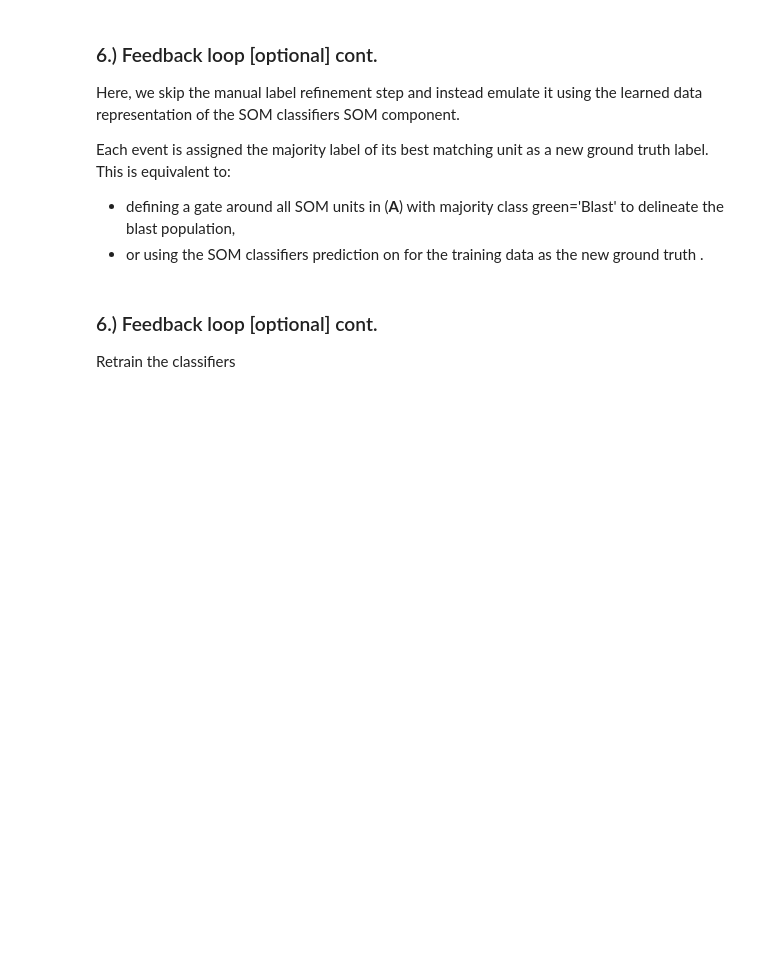
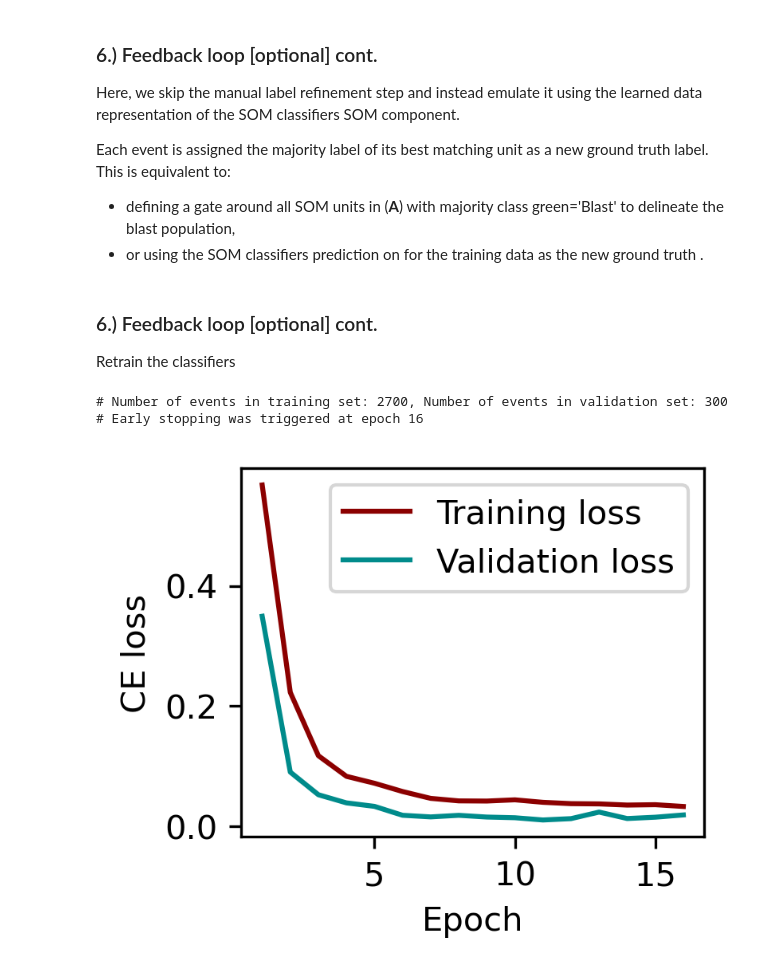
Before and after one commit to bionetslab/FLAG-X, a Jupyter notebook: notebooks/workflow_supervised.ipynb, the cells around one changed output. Cells and saved outputs as stored; diff of their text form; code cells hidden in the pictures; blank space fills up the shorter version.

```diff
--- a/notebooks/workflow_supervised.ipynb
+++ b/notebooks/workflow_supervised.ipynb
@@ -281,7 +303,7 @@ for i, adata in enumerate(fdm.test_data_):
 
     sample_name = adata.uns['filename']
     x = adata[:, channels].X.copy()
-    y_true = get_labels(adata=adata, label_key='Blast')
+    y_true = get_labels(adata=adata, label_key='Blast', verbosity=0)
 
     for method in ['mlp', 'som']:
 
@@ -485,56 +518,37 @@ mlp_clf_refined = MLPClassifier(
     verbosity=0
 )
 
 # Fit
 mlp_clf_refined.fit(X=x_train_refined, y=y_train_refined)
 
-
-# Instantiate the SOM classifier
-som_clf_refined = SOMClassifier(
-    som_topology='planar',
-    som_grid_type='rectangular',
-    som_dimensions=(10, 10),
-    neighborhood='gaussian',
-    gaussian_neighborhood_sigma=0.1,
-    initialization='pca',
-    n_epochs=20,
-    radius_0=-0.5,
-    radius_n=0.1,
-    radius_cooling='exponential',
-    learning_rate_0=0.1,
-    learning_rate_n=0.001,
-    learning_rate_decay='exponential',
-    unlabeled_label=-999,
-    verbosity=1
-)
-
-# Fit
-som_clf_refined.fit(X=x_train_refined, y=y_train_refined)
-
 # Plot losses from MLP training
 tl = mlp_clf_refined.training_log_
 print(f'# Number of events in training set: {tl.pop('num_events_train')}, Number of events in validation set: {tl.pop('num_events_val')}')
 loss_df = pd.DataFrame(tl)
 n_epochs_trained = loss_df.shape[0]
 if n_epochs_trained < n_epochs:
     print(f'# Early stopping was triggered at epoch {n_epochs_trained}')
 x_vals = np.array(list(range(1, n_epochs_trained + 1)))
 fig, ax = plt.subplots(figsize=(2.5, 2.0), dpi=300)
 ax.plot(
     x_vals, loss_df['training_loss'].to_numpy(),
     color='darkred',
     label='Training loss'
 )
 ax.plot(
     x_vals, loss_df['validation_loss'].to_numpy(),
     color='darkcyan',
     label='Validation loss'
 )
 ax.set_xlabel('Epoch')
 ax.set_ylabel('CE loss')
 ax.legend()
 plt.show()
 plt.close(fig)
+# %% [output]
+# Number of events in training set: 2700, Number of events in validation set: 300
+# Early stopping was triggered at epoch 16
+[figure, added]
 # %% [markdown]
 ### 6.) Feedback loop [optional] cont.
 
```
Also changed, not shown: parts of 11 cells of this notebook, 7 other files.
